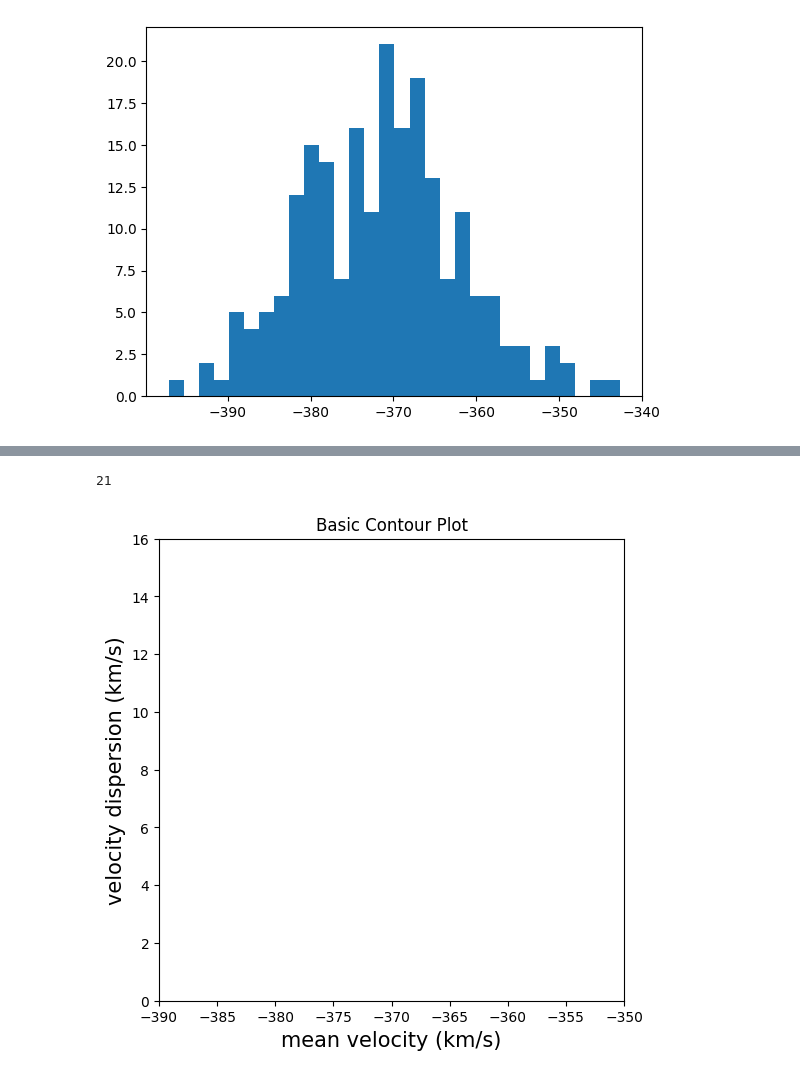
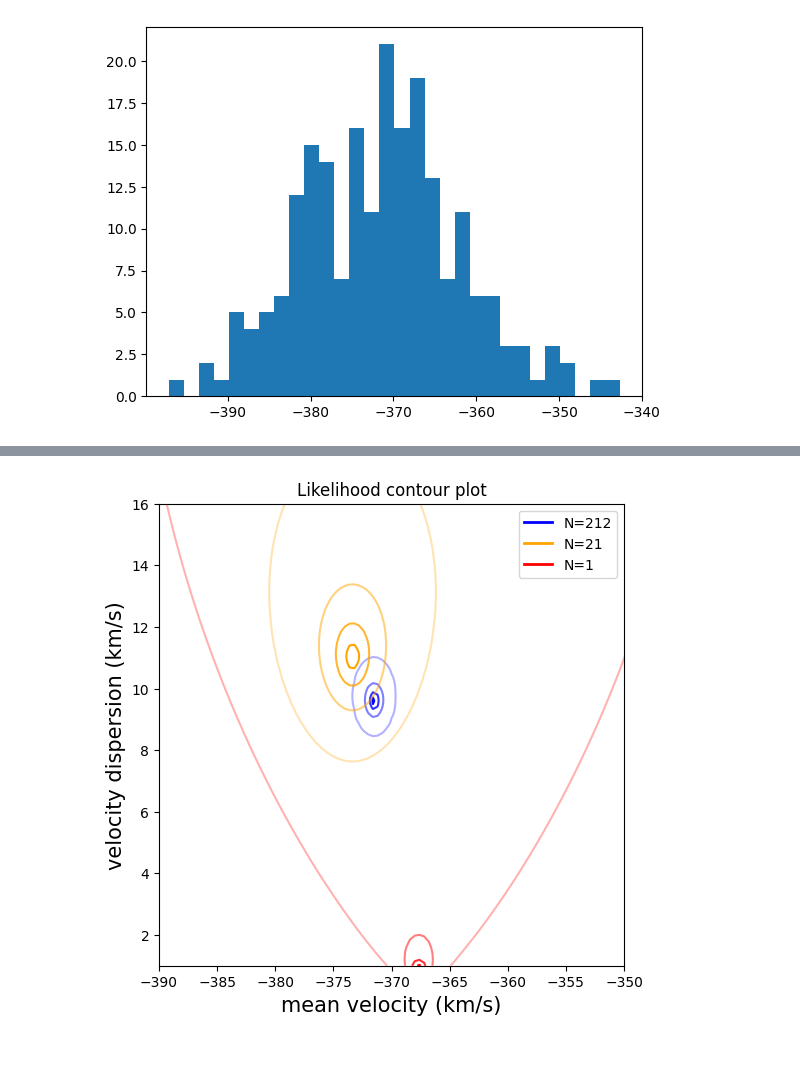
Before and after one commit to zyuan-astro/ss26, a Jupyter notebook: notebook/Week1-2:Evaluating_likelihood_grid.ipynb, the cells around one changed output, grey strips where cells are left out. Cells and saved outputs as stored; diff of their text form; code cells hidden in the pictures.

```diff
--- a/notebook/Week1-2:Evaluating_likelihood_grid.ipynb
+++ b/notebook/Week1-2:Evaluating_likelihood_grid.ipynb
@@ -26,6 +28,7 @@ plt.hist(df['vr'], bins=30);
 [figure]
 # %%
 # Now let's create a grid of 50x50 points in the range of -380 to -360 for mvr and 7 to 12 for dvr
+# We increase the parameter range as the number of stars decreases
 
 mvr_grid = np.array(np.arange(-380, -360, .4))
 dvr_grid = np.array(np.arange(5, 15, 0.1))
@@ -34,7 +37,7 @@ mvr_grid1 = np.array(np.arange(-420, -360, .4))
 dvr_grid1 = np.array(np.arange(5, 20, 0.1))
 
 mvr_grid2 = np.array(np.arange(-400, -330, .4))
-dvr_grid2 = np.array(np.arange(1., 80, .2))
+dvr_grid2 = np.array(np.arange(1, 80, .2))
 
 logL_grid = np.zeros((len(mvr_grid), len(dvr_grid)))
 logL_grid1 = np.zeros((len(mvr_grid1), len(dvr_grid1)))
@@ -95,24 +85,32 @@ plt.show()
-# %%
-print (len(df1))
-# %% [output]
-21
 # %%
 # This is the contour plot of Likelihood, we want it to be normalized to the maximum value
-levels = np.array([0.16, 0.5, 0.84, 0.975])
+levels = np.array([0.025, 0.5, 0.84, 0.975])
+
+alphas = [0.3, 0.5, 0.8, 1.0]
+
 plt.figure(figsize=(6,6))
-contour = plt.contour(mvr_grid, dvr_grid, np.exp(logL_grid.T-np.max(logL_grid)), levels=levels, cmap="Greens")
-contour = plt.contour(mvr_grid1, dvr_grid1, np.exp(logL_grid1.T-np.max(logL_grid1)), levels=levels, cmap="Blues")
-contour = plt.contour(mvr_grid2, dvr_grid2, np.exp(logL_grid2.T-np.max(logL_grid2)), levels=levels, cmap='Reds')
+plt.contour(mvr_grid, dvr_grid, np.exp(logL_grid.T-np.max(logL_grid)), levels=levels, colors='blue', alpha=alphas)
+plt.contour(mvr_grid1, dvr_grid1, np.exp(logL_grid1.T-np.max(logL_grid1)), levels=levels, colors='orange', alpha=alphas)
+plt.contour(mvr_grid2, dvr_grid2, np.exp(logL_grid2.T-np.max(logL_grid2)), levels=levels, colors='red', alpha=alphas)
 
 
-# cbar = plt.colorbar(contour)  # Add colorbar
 
-plt.ylim(0, 16)
+
+# Create legend
+legend_elements = [
+    Line2D([0], [0], color='blue', lw=2, label='N=%i'%len(df)),
+    Line2D([0], [0], color='orange', lw=2, label='N=%i'%len(df1)),
+    Line2D([0], [0], color='red', lw=2, label='N=1')
+]
+
+plt.legend(handles=legend_elements)
+
+plt.ylim(1, 16)
 plt.xlim(-390, -350)
 
-plt.title('Basic Contour Plot')
+plt.title('Likelihood contour plot')
 plt.xlabel('mean velocity (km/s)', fontsize=15)
 plt.ylabel('velocity dispersion (km/s)', fontsize=15)
 plt.show()
 # %% [output]
-[figure, old version]
+[figure, new version]
```
Also changed, not shown: parts of 10 cells of this notebook.
